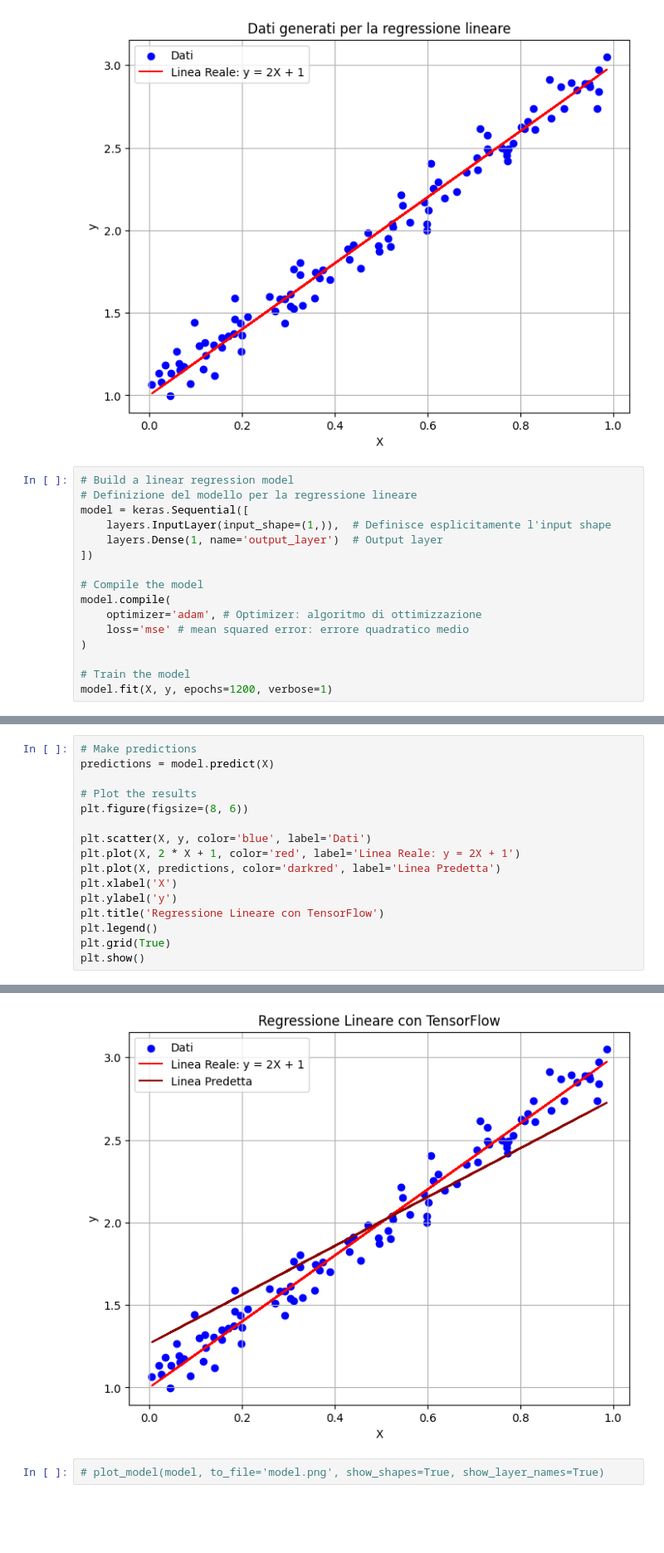
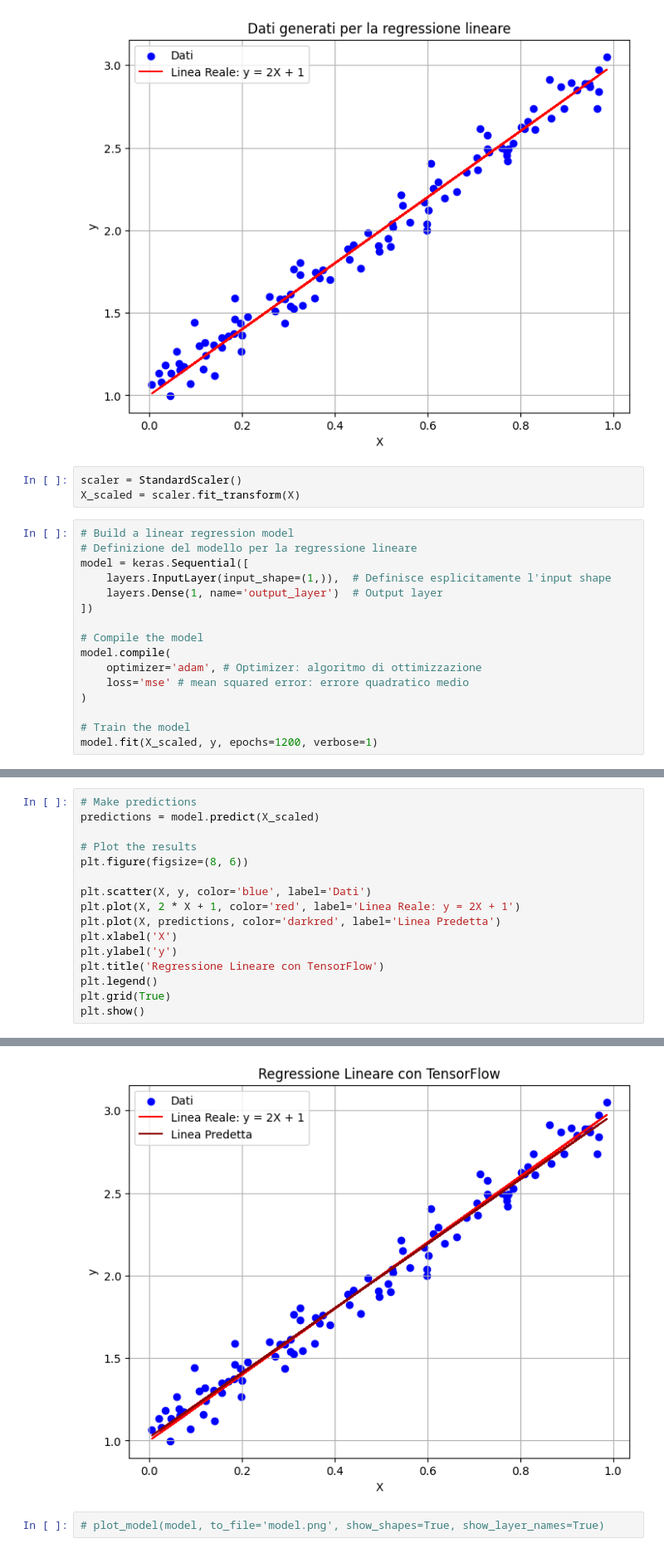
Before and after one commit to vincenzorrei/EDU-ArtificialNeuralNetworks, a Jupyter notebook: ann_introduction.ipynb, the cells around one changed output, grey strips where cells are left out. Shown at 83% size. Saved outputs shown, nothing was run; the diff lists cells and outputs as text; blank space fills up the shorter version.

```diff
--- a/ann_introduction.ipynb
+++ b/ann_introduction.ipynb
@@ -23,6 +25,9 @@ plt.grid(True)
 plt.show()
 # %% [output]
 [figure]
+# %%
+scaler = StandardScaler()
+X_scaled = scaler.fit_transform(X)
 # %%
 # Build a linear regression model
 # Definizione del modello per la regressione lineare
@@ -38,6 +43,6 @@ model.compile(
 )
 
 # Train the model
-model.fit(X, y, epochs=1200, verbose=1)
+model.fit(X_scaled, y, epochs=1200, verbose=1)
 # %% [output]
 Epoch 1/1200
@@ -61,6 +67,6 @@ Epoch 1200/1200
 # %%
 # Make predictions
-predictions = model.predict(X)
+predictions = model.predict(X_scaled)
 
 # Plot the results
 plt.figure(figsize=(8, 6))
@@ -79,4 +85,4 @@ plt.show()
-[figure, old version]
+[figure, new version]
 # %%
 # plot_model(model, to_file='model.png', show_shapes=True, show_layer_names=True)
 # %%
```
Also changed, not shown: parts of 10 cells of this notebook, 4 other files.
